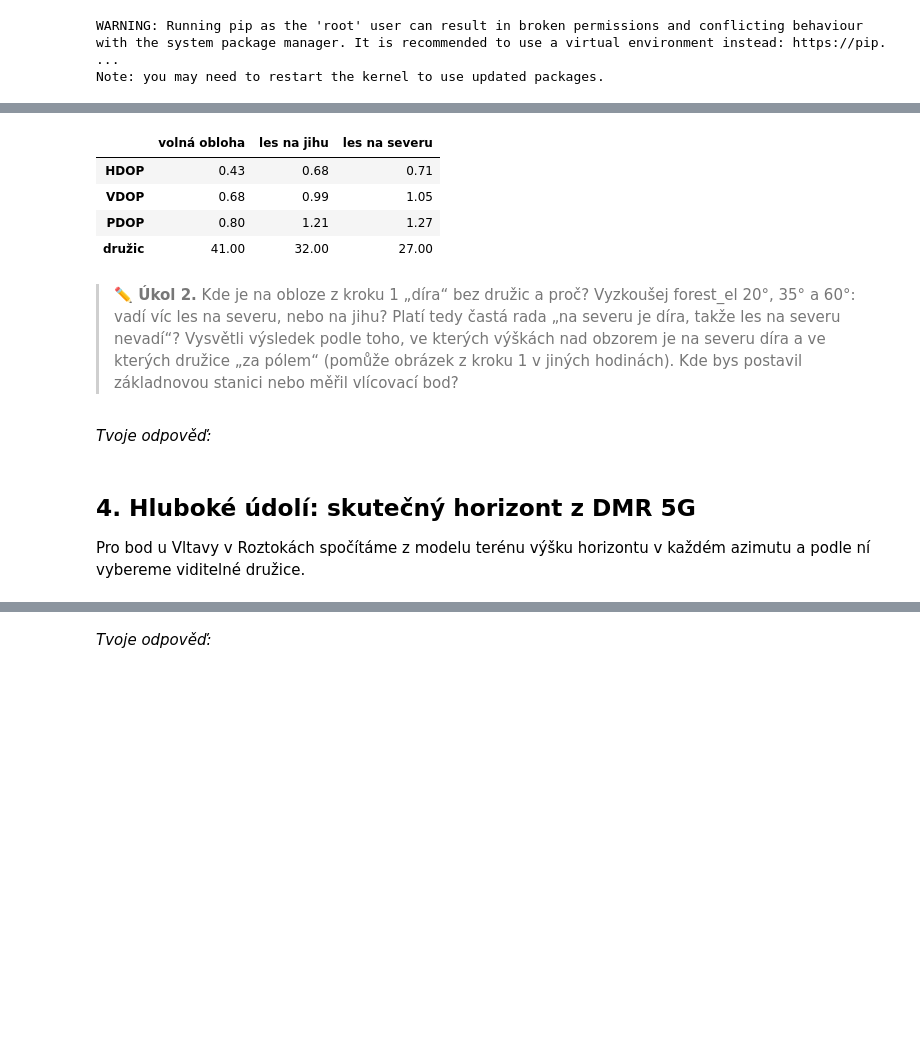
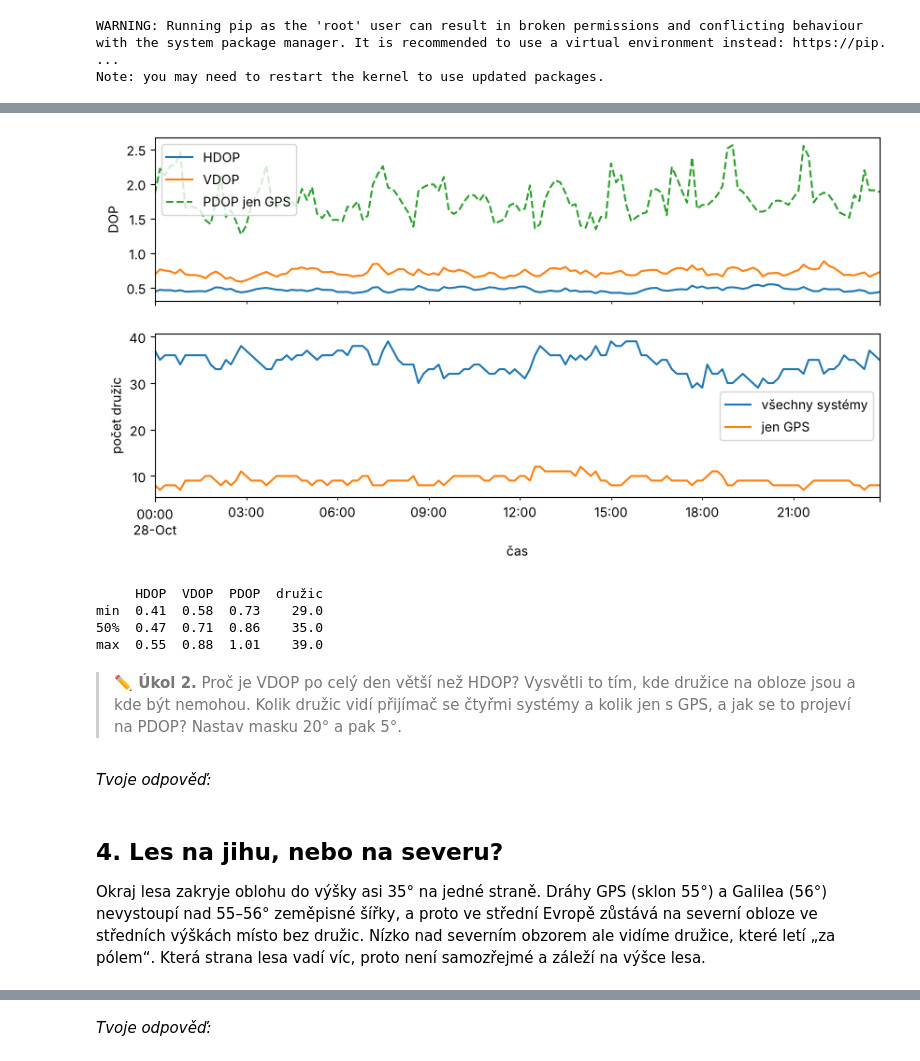
Before and after one commit to OpenSkyLab-space/notebooks, a Jupyter notebook: gnss_sky_cs.ipynb, the cells around one changed output, grey strips where cells are left out. Saved outputs shown, nothing was run; the diff lists cells and outputs as text; code cells hidden in the pictures; blank space fills up the shorter version.

```diff
--- a/gnss_sky_cs.ipynb
+++ b/gnss_sky_cs.ipynb
@@ -166,21 +234,42 @@ Okraj lesa zakryje oblohu do výšky asi 35° na jedné straně. Dráhy GPS (skl
 # %%
-forest_el = 35                         # ◀ parametr: výška okraje lesa nad obzorem (°)
-south = lambda az: np.where((az > 90) & (az < 270), forest_el, mask)
-north = lambda az: np.where((az < 90) | (az > 270), forest_el, mask)
-res = pd.DataFrame({name: day_series(h, step=20).median() for name, h in [("volná obloha", lambda az: np.full_like(az, mask, float)), ("les na jihu", south), ("les na severu", north)]})
-res.round(2)
+def dop(df, systems=("GPS", "Galileo", "GLONASS", "BeiDou")):
+    df = df[df.systém.isin(systems)]
+    if len(df) < 4 + df.systém.nunique() - 1:
+        return np.nan, np.nan, np.nan, len(df)
+    az, el = np.radians(df.az.values), np.radians(df.el.values)
+    G = np.c_[-np.cos(el) * np.sin(az), -np.cos(el) * np.cos(az), -np.sin(el)]
+    G = np.c_[G, pd.get_dummies(df.systém).values.astype(float)]
+    Q = np.linalg.inv(G.T @ G)
+    return np.sqrt(Q[0, 0] + Q[1, 1]), np.sqrt(Q[2, 2]), np.sqrt(Q[0, 0] + Q[1, 1] + Q[2, 2]), len(df)
+
+def day_series(horizon=lambda az: np.full_like(az, mask, dtype=float), systems=("GPS", "Galileo", "GLONASS", "BeiDou"), lat=LAT, lon=LON, step=10):
+    out = []
+    for k in range(0, 24 * 60, step):
+        tt = T0 + timedelta(minutes=k)
+        s = az_el(tt, lat, lon)
+        s = s[s.el > horizon(s.az.values)]
+        out.append((tt, *dop(s, systems)))
+    return pd.DataFrame(out, columns=["čas", "HDOP", "VDOP", "PDOP", "družic"]).set_index("čas")
+
+open_sky = day_series()
+gps_only = day_series(systems=("GPS",))
+fig, ax = plt.subplots(2, 1, figsize=(10, 5), sharex=True)
+open_sky[["HDOP", "VDOP"]].plot(ax=ax[0]); gps_only[["PDOP"]].rename(columns={"PDOP": "PDOP jen GPS"}).plot(ax=ax[0], ls="--")
+open_sky["družic"].plot(ax=ax[1], label="všechny systémy"); gps_only["družic"].plot(ax=ax[1], label="jen GPS"); ax[1].legend()
+ax[0].set_ylabel("DOP"); ax[1].set_ylabel("počet družic"); plt.show()
+print(open_sky.describe().loc[["min", "50%", "max"]].round(2))
 # %% [output]
-|  | volná obloha | les na jihu | les na severu |
-| HDOP | 0.43 | 0.68 | 0.71 |
-| VDOP | 0.68 | 0.99 | 1.05 |
-| PDOP | 0.80 | 1.21 | 1.27 |
-| družic | 41.00 | 32.00 | 27.00 |
+[figure, added]
+     HDOP  VDOP  PDOP  družic
+min  0.41  0.58  0.73    29.0
+50%  0.47  0.71  0.86    35.0
+max  0.55  0.88  1.01    39.0
 # %% [markdown]
-> **✏️ Úkol 2.** Kde je na obloze z kroku 1 „díra“ bez družic a proč? Vyzkoušej forest_el 20°, 35° a 60°: vadí víc les na severu, nebo na jihu? Platí tedy častá rada „na severu je díra, takže les na severu nevadí“? Vysvětli výsledek podle toho, ve kterých výškách nad obzorem je na severu díra a ve kterých družice „za pólem“ (pomůže obrázek z kroku 1 v jiných hodinách). Kde bys postavil základnovou stanici nebo měřil vlícovací bod?
+> **✏️ Úkol 2.** Proč je VDOP po celý den větší než HDOP? Vysvětli to tím, kde družice na obloze jsou a kde být nemohou. Kolik družic vidí přijímač se čtyřmi systémy a kolik jen s GPS, a jak se to projeví na PDOP? Nastav masku 20° a pak 5°.
 # %% [markdown]
 *Tvoje odpověď:*
 # %% [markdown]
-## 4. Hluboké údolí: skutečný horizont z DMR 5G
+## 4. Les na jihu, nebo na severu?
 
-Pro bod u Vltavy v Roztokách spočítáme z modelu terénu výšku horizontu v každém azimutu a podle ní vybereme viditelné družice.
+Okraj lesa zakryje oblohu do výšky asi 35° na jedné straně. Dráhy GPS (sklon 55°) a Galilea (56°) nevystoupí nad 55–56° zeměpisné šířky, a proto ve střední Evropě zůstává na severní obloze ve středních výškách místo bez družic. Nízko nad severním obzorem ale vidíme družice, které letí „za pólem“. Která strana lesa vadí víc, proto není samozřejmé a záleží na výšce lesa.
 # %%
```
Also changed, not shown: parts of 28 cells of this notebook, 4 other files.
